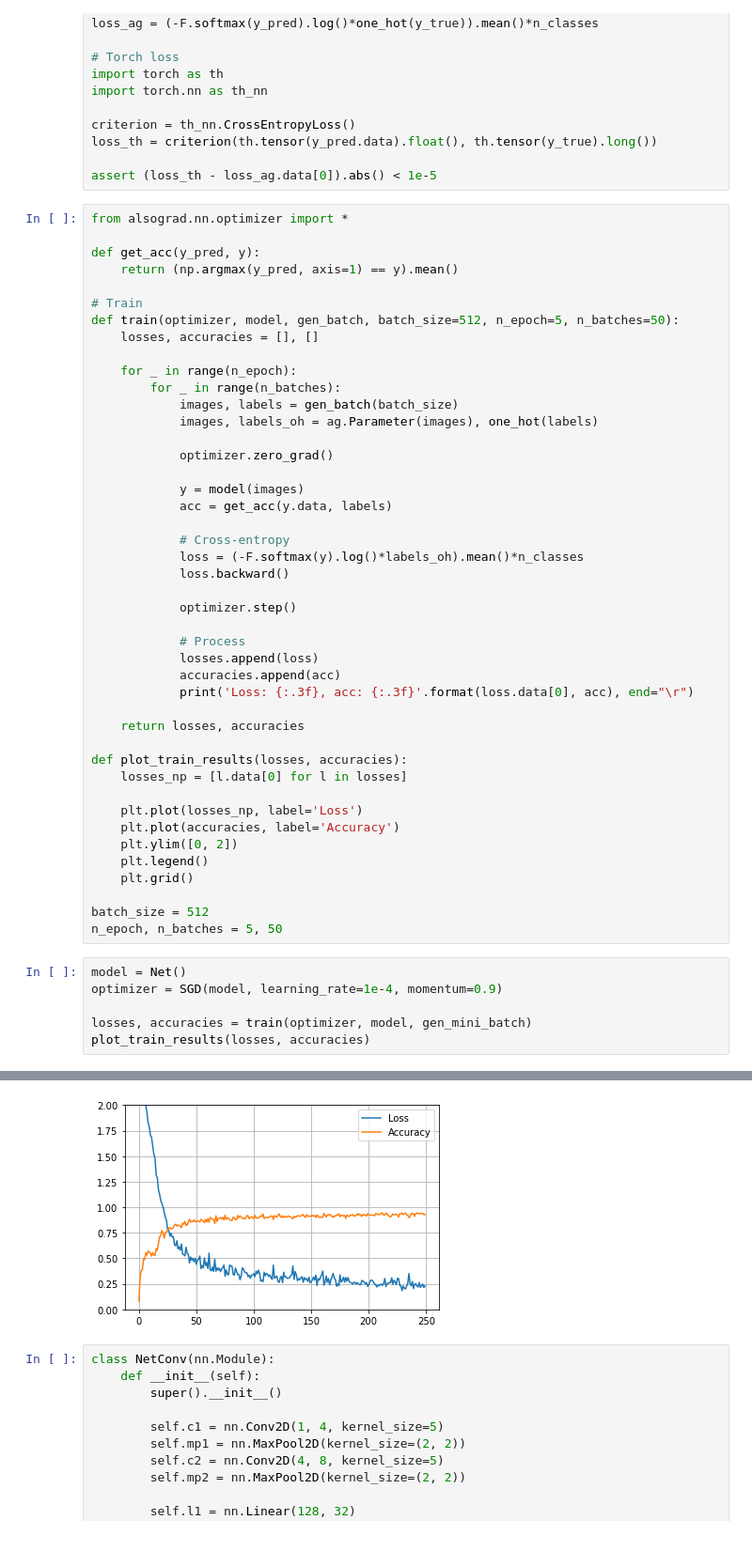
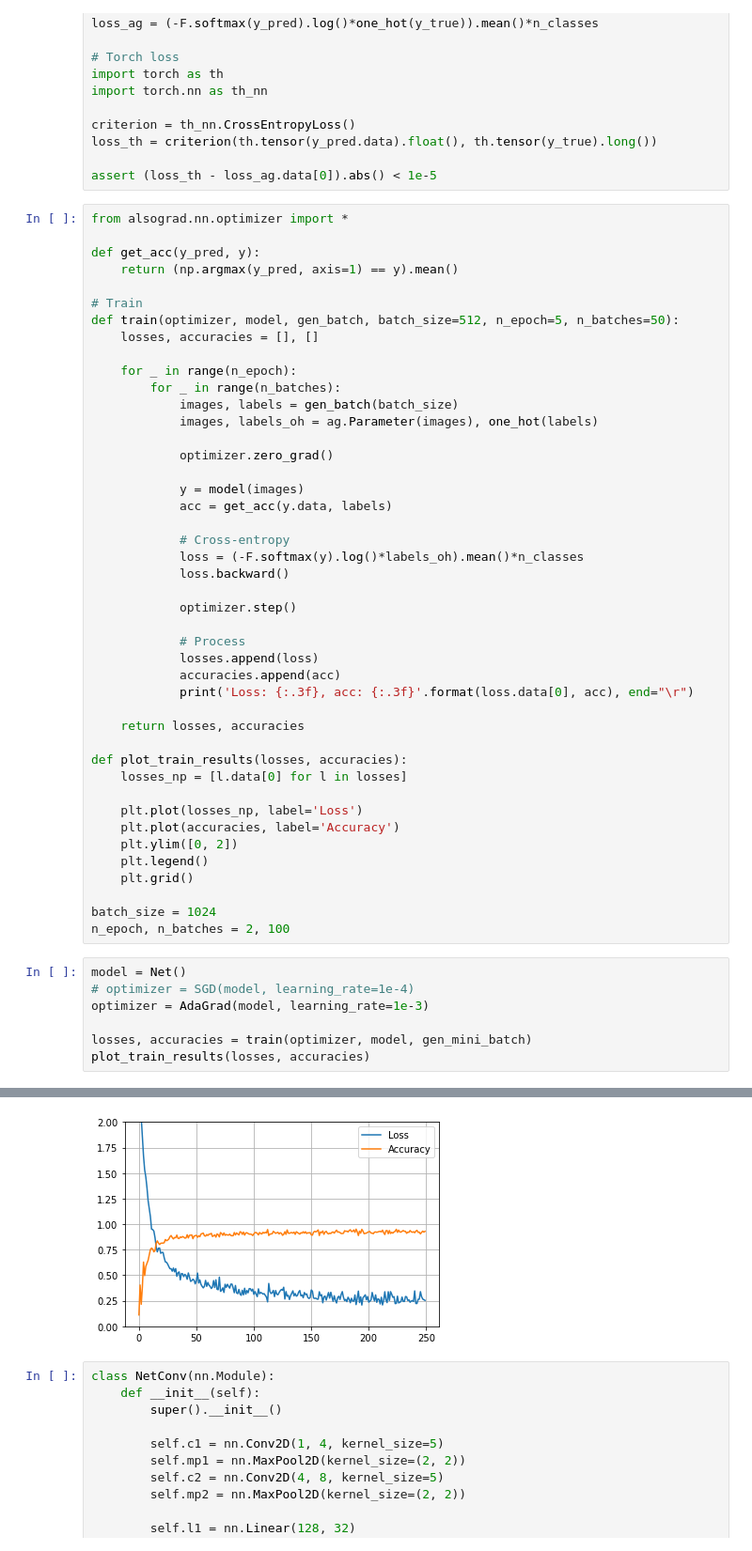
Before and after one commit to RoyVorster/also-grad, a Jupyter notebook: examples/mnist.ipynb, the cells around one changed output, grey strips where cells are left out. Shown: that part at 94% size. Drawn from its saved outputs; the diff is of its cells as text.

```diff
--- a/examples/mnist.ipynb
+++ b/examples/mnist.ipynb
@@ -129,11 +129,12 @@ def plot_train_results(losses, accuracies):
     plt.legend()
     plt.grid()
 
-batch_size = 512
-n_epoch, n_batches = 5, 50
+batch_size = 1024
+n_epoch, n_batches = 2, 100
 # %%
 model = Net()
-optimizer = SGD(model, learning_rate=1e-4, momentum=0.9)
+# optimizer = SGD(model, learning_rate=1e-4)
+optimizer = AdaGrad(model, learning_rate=1e-3)
 
 losses, accuracies = train(optimizer, model, gen_mini_batch)
 plot_train_results(losses, accuracies)
@@ -142,4 +143,4 @@ Loss: 0.230, acc: 0.930
-[figure, old version]
+[figure, new version]
 # %%
 class NetConv(nn.Module):
     def __init__(self):
```
Also changed, not shown: parts of 3 cells of this notebook.
